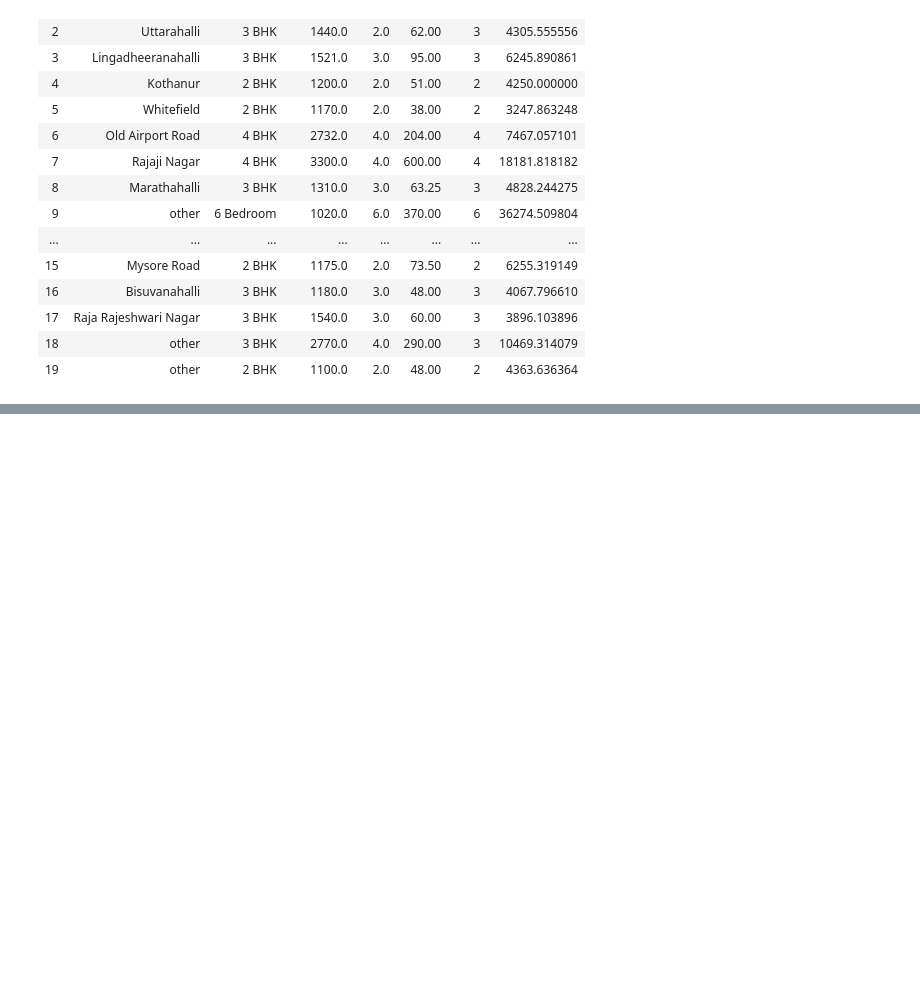
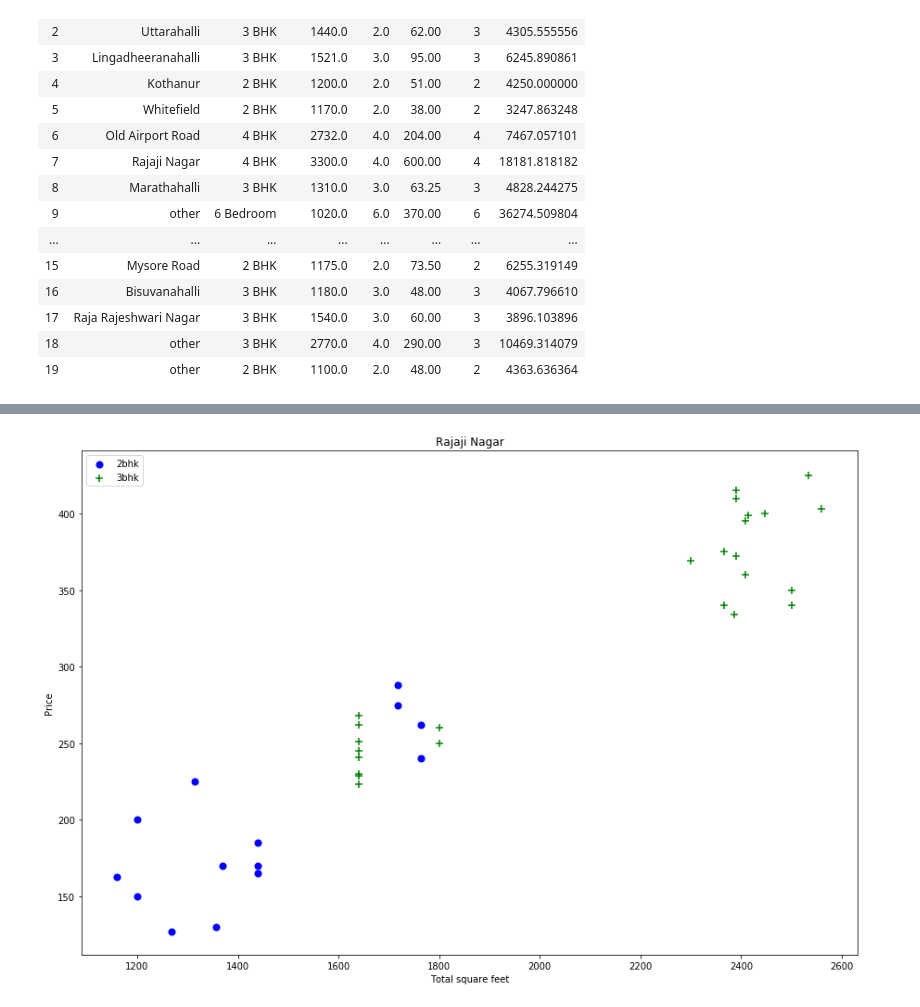
Before and after one commit to Udbhavkush/Bengaluru-House-Prediction, a Jupyter notebook: House Prediction Bengaluru.ipynb, the cells around one changed output, grey strips where cells are left out. Drawn from its saved outputs; the diff is of its cells as text; code cells hidden in the pictures; blank space fills up the shorter version.

```diff
--- a/House Prediction Bengaluru.ipynb
+++ b/House Prediction Bengaluru.ipynb
@@ -226,0 +325,4 @@ df5.head(20)
+# %%
+plot_scatter_chart(df8, "Rajaji Nagar")
+# %% [output]
+[figure, added]
```
Also changed, not shown: parts of 18 cells of this notebook.
